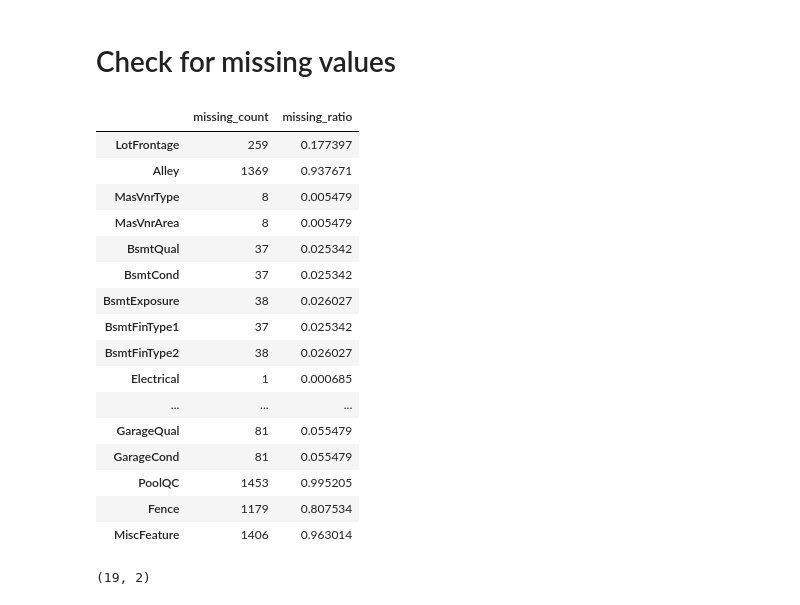
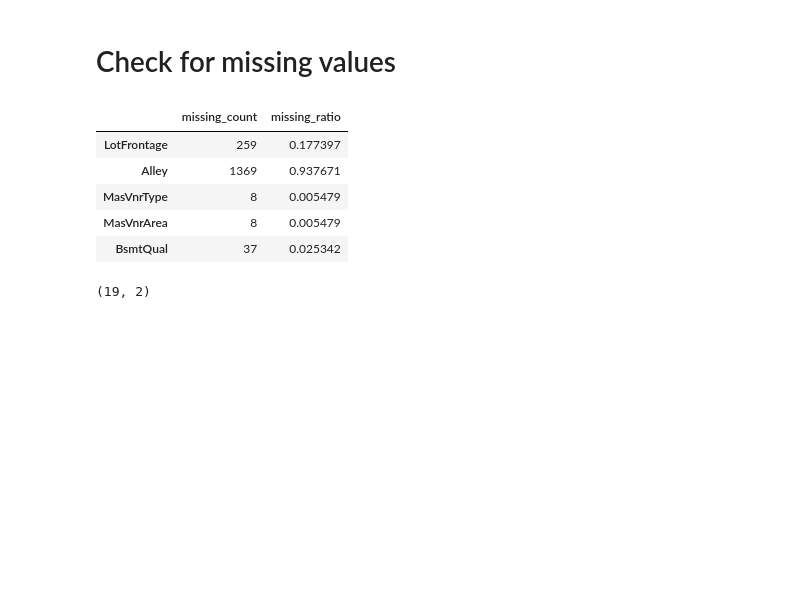
Before and after one commit to PacktPublishing/Deep-Learning-with-fastai-Cookbook, a Jupyter notebook: ch3/accessing_non_curated_datasets.ipynb, the cells around one changed output. Saved outputs shown, nothing was run; the diff lists cells and outputs as text; code cells hidden in the pictures; blank space fills up the shorter version.

```diff
--- a/ch3/accessing_non_curated_datasets.ipynb
+++ b/ch3/accessing_non_curated_datasets.ipynb
@@ -181,25 +181,14 @@ df_train_missing = (pd.concat([count.rename('missing_count'),
                           .rename('missing_ratio')],axis = 1)
              .loc[count.ne(0)])
 # %%
-df_train_missing
+df_train_missing.head()
 # %% [output]
 |  | missing_count | missing_ratio |
 | LotFrontage | 259 | 0.177397 |
 | Alley | 1369 | 0.937671 |
 | MasVnrType | 8 | 0.005479 |
 | MasVnrArea | 8 | 0.005479 |
 | BsmtQual | 37 | 0.025342 |
-| BsmtCond | 37 | 0.025342 |
-| BsmtExposure | 38 | 0.026027 |
-| BsmtFinType1 | 37 | 0.025342 |
-| BsmtFinType2 | 38 | 0.026027 |
-| Electrical | 1 | 0.000685 |
-| ... | ... | ... |
-| GarageQual | 81 | 0.055479 |
-| GarageCond | 81 | 0.055479 |
-| PoolQC | 1453 | 0.995205 |
-| Fence | 1179 | 0.807534 |
-| MiscFeature | 1406 | 0.963014 |
 # %%
 df_train_missing.shape
 # %% [output]
```
Also changed, not shown: parts of 5 cells of this notebook, 1 other file.
